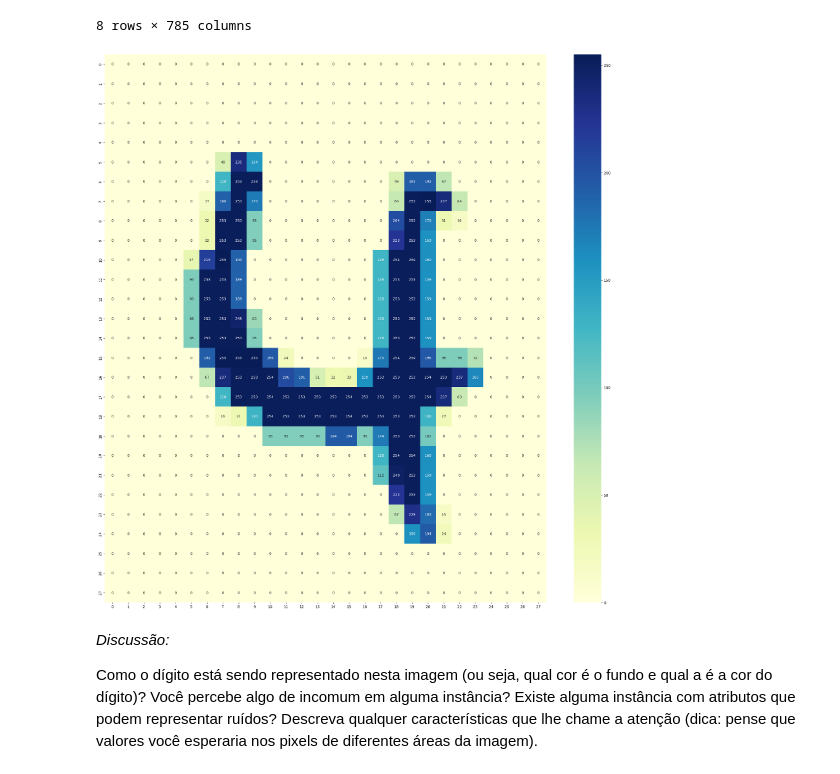
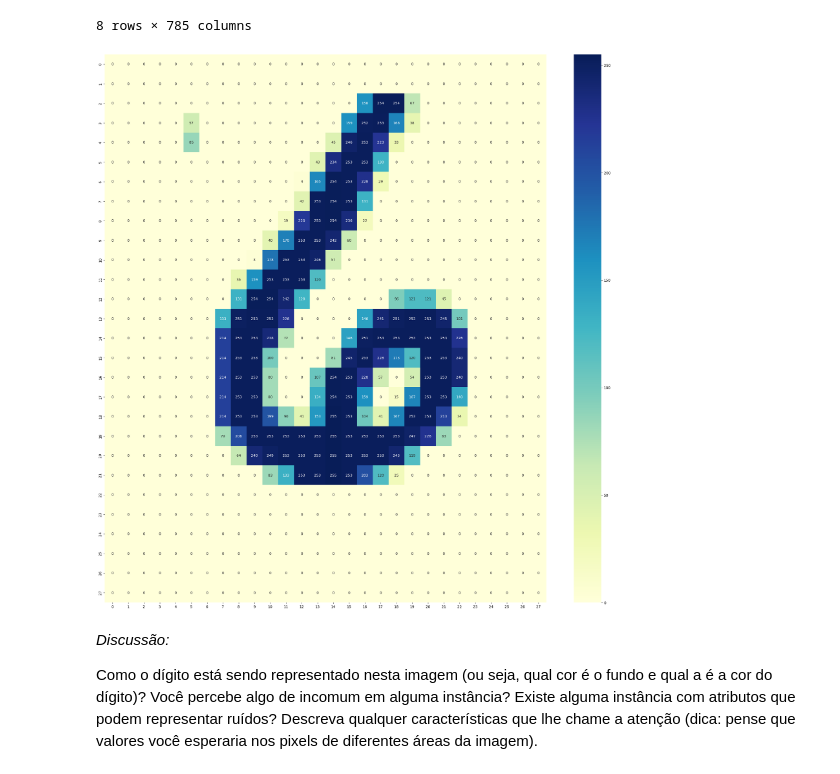
Before and after one commit to vnszero/machine-learning-algorithms, a Jupyter notebook: ap-de-maquina-cefetmg-optical-caracter-recognition/main.ipynb, the cells around one changed output. Saved outputs shown, nothing was run; the diff lists cells and outputs as text; code cells hidden in the pictures.

```diff
--- a/ap-de-maquina-cefetmg-optical-caracter-recognition/main.ipynb
+++ b/ap-de-maquina-cefetmg-optical-caracter-recognition/main.ipynb
@@ -89,7 +89,7 @@ import seaborn as sns
 import matplotlib.pyplot as plt
 
 # choose a number between 1 and 2050 to draw
-to_show = 210
+to_show = 3
 
 # define a matrix and rules
 line_breaker = 0
@@ -105,34 +105,34 @@ for index, row in all_data.iterrows():
     if index == to_show:
 
         # recover itens
         for item in row:
 
             # filter the y_class item
             if matrix_row < square_reference:
 
                 # build matrix
                 matrix[matrix_row].append(item)
                 line_breaker += 1
 
                 # new line
                 if (line_breaker%square_reference == 0):
                     matrix_row += 1
 
                     # append new line except for the last one
                     if matrix_row < square_reference:
                         matrix.append([])
 
                     line_breaker = 0
 
         # No need to run iterrows until the end
         break
 
 # heatmap plot of matrix
 plt.figure(figsize=(28, 28))
 sns.heatmap(matrix, annot=True, fmt="d", cmap="YlGnBu")
 plt.show()
 # %% [output]
-[figure, old version]
+[figure, new version]
 # %% [markdown]
 *Discussão:*
 
```
Also changed, not shown: parts of 10 cells of this notebook, 1 other file.
